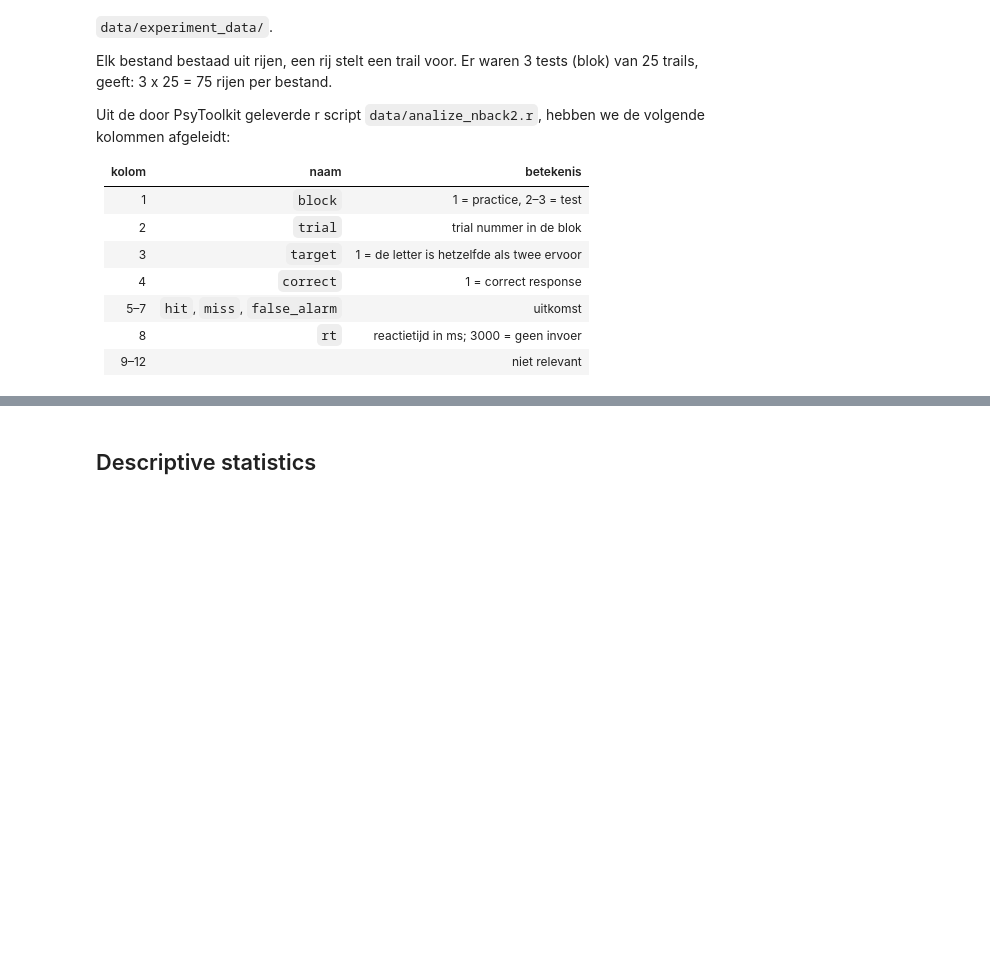
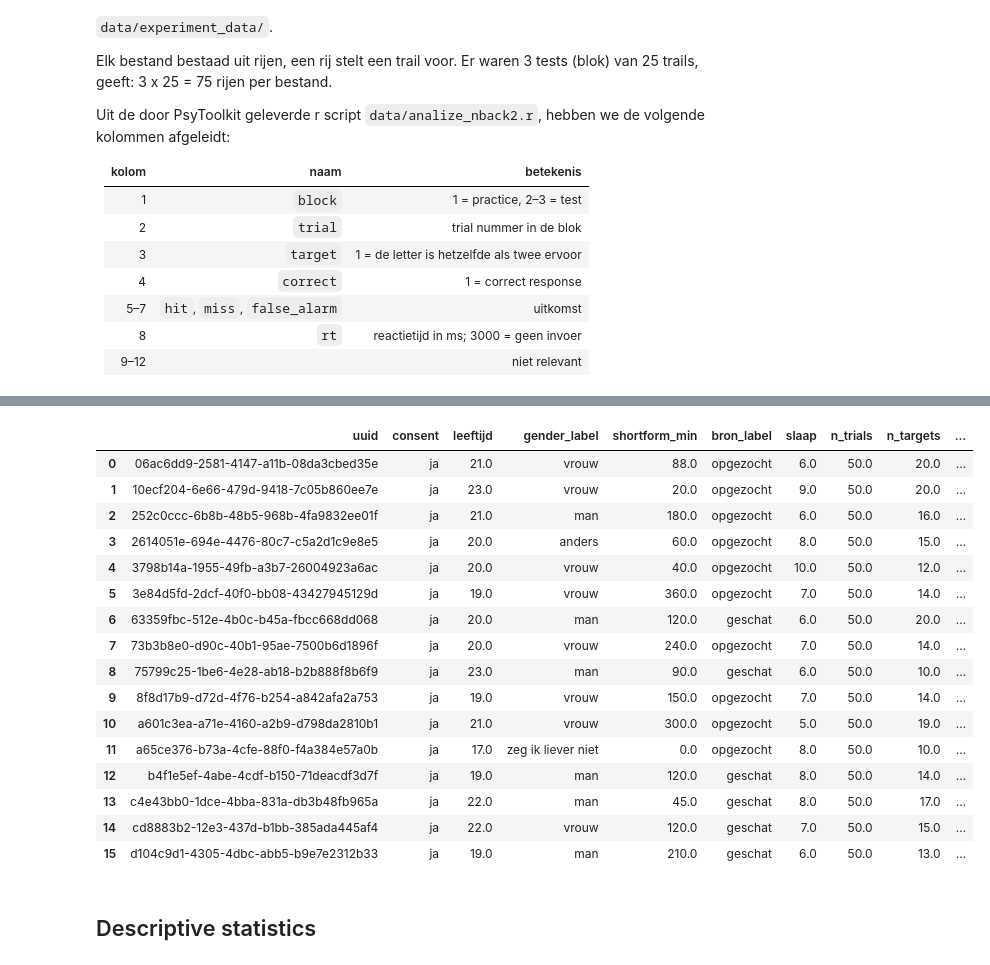
Before and after one commit to Sandj04/cp-analyse, a Jupyter notebook: notebook.ipynb, the cells around one changed output, grey strips where cells are left out. Drawn from its saved outputs; the diff is of its cells as text; code cells hidden in the pictures; blank space fills up the shorter version.

Commit message:
add: task measures

```diff
--- a/notebook.ipynb
+++ b/notebook.ipynb
@@ -134,3 +145,48 @@ display(trials)
+# %%
+def task_measures(tr: pd.DataFrame) -> pd.DataFrame:
+    def one(d):
+        target = d[d.target == 1]
+        non_target = d[d.target == 0]
+
+        hits = target.correct.sum()
+        fas = (non_target.false_alarm).sum()
+
+        hit_rt = target.loc[target.correct == 1, "rt"]
+
+        return pd.Series({
+            "n_trials": len(d),
+            "n_targets": len(target),
+            "hits": hits,
+            "false_alarms": fas,
+            "hit_rate": hits / len(target),
+            "fa_rate": fas / len(non_target),
+            "accuracy": d.correct.mean(),
+            "rt_median": hit_rt.median(),
+            "rt_mean": hit_rt.mean(),
+            "n_rt": len(hit_rt),
+        })
+    return tr.groupby("uuid")[tr.columns.drop("uuid")].apply(one)
+
+dataset = survey.merge(task_measures(trials), left_on="uuid", right_index=True, how="left")
+display(dataset)
+# %% [output]
+|  | uuid | consent | leeftijd | gender_label | shortform_min | bron_label | slaap | n_trials | n_targets | ... |
+| 0 | 06ac6dd9-2581-4147-a11b-08da3cbed35e | ja | 21.0 | vrouw | 88.0 | opgezocht | 6.0 | 50.0 | 20.0 | ... |
+| 1 | 10ecf204-6e66-479d-9418-7c05b860ee7e | ja | 23.0 | vrouw | 20.0 | opgezocht | 9.0 | 50.0 | 20.0 | ... |
+| 2 | 252c0ccc-6b8b-48b5-968b-4fa9832ee01f | ja | 21.0 | man | 180.0 | opgezocht | 6.0 | 50.0 | 16.0 | ... |
+| 3 | 2614051e-694e-4476-80c7-c5a2d1c9e8e5 | ja | 20.0 | anders | 60.0 | opgezocht | 8.0 | 50.0 | 15.0 | ... |
+| 4 | 3798b14a-1955-49fb-a3b7-26004923a6ac | ja | 20.0 | vrouw | 40.0 | opgezocht | 10.0 | 50.0 | 12.0 | ... |
+| 5 | 3e84d5fd-2dcf-40f0-bb08-43427945129d | ja | 19.0 | vrouw | 360.0 | opgezocht | 7.0 | 50.0 | 14.0 | ... |
+| 6 | 63359fbc-512e-4b0c-b45a-fbcc668dd068 | ja | 20.0 | man | 120.0 | geschat | 6.0 | 50.0 | 20.0 | ... |
+| 7 | 73b3b8e0-d90c-40b1-95ae-7500b6d1896f | ja | 20.0 | vrouw | 240.0 | opgezocht | 7.0 | 50.0 | 14.0 | ... |
+| 8 | 75799c25-1be6-4e28-ab18-b2b888f8b6f9 | ja | 23.0 | man | 90.0 | geschat | 6.0 | 50.0 | 10.0 | ... |
+| 9 | 8f8d17b9-d72d-4f76-b254-a842afa2a753 | ja | 19.0 | vrouw | 150.0 | opgezocht | 7.0 | 50.0 | 14.0 | ... |
+| 10 | a601c3ea-a71e-4160-a2b9-d798da2810b1 | ja | 21.0 | vrouw | 300.0 | opgezocht | 5.0 | 50.0 | 19.0 | ... |
+| 11 | a65ce376-b73a-4cfe-88f0-f4a384e57a0b | ja | 17.0 | zeg ik liever niet | 0.0 | opgezocht | 8.0 | 50.0 | 10.0 | ... |
+| 12 | b4f1e5ef-4abe-4cdf-b150-71deacdf3d7f | ja | 19.0 | man | 120.0 | geschat | 8.0 | 50.0 | 14.0 | ... |
+| 13 | c4e43bb0-1dce-4bba-831a-db3b48fb965a | ja | 22.0 | man | 45.0 | geschat | 8.0 | 50.0 | 17.0 | ... |
+| 14 | cd8883b2-12e3-437d-b1bb-385ada445af4 | ja | 22.0 | vrouw | 120.0 | geschat | 7.0 | 50.0 | 15.0 | ... |
+| 15 | d104c9d1-4305-4dbc-abb5-b9e7e2312b33 | ja | 19.0 | man | 210.0 | geschat | 6.0 | 50.0 | 13.0 | ... |
 # %% [markdown]
 ## Descriptive statistics
 # %%
```
Also changed, not shown: parts of 2 cells of this notebook.
